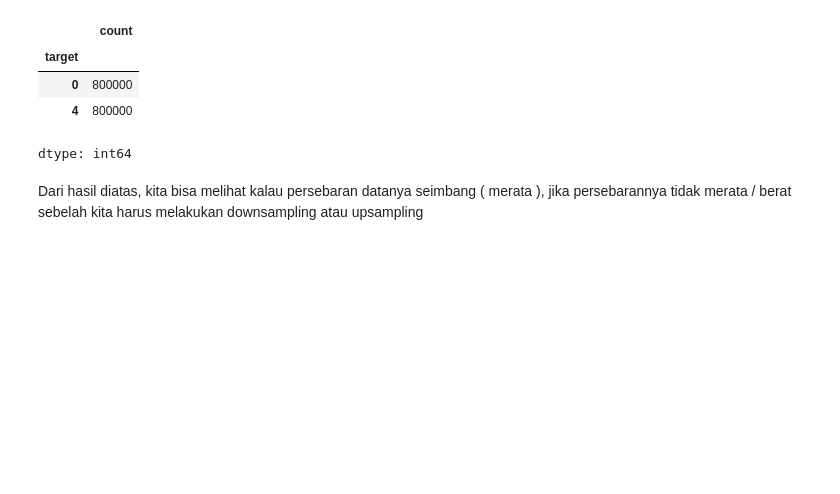
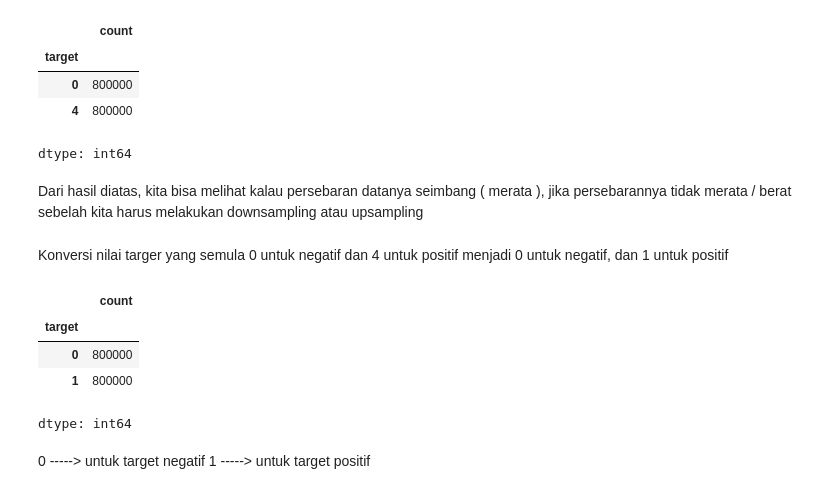
Before and after one commit to aliffianilhamf/TWITTER-SENTIMENT-ANALYSIS, a Jupyter notebook: twitter_sentimen_analysis.ipynb, the cells around one changed output. Saved outputs shown, nothing was run; the diff lists cells and outputs as text; code cells hidden in the pictures; blank space fills up the shorter version.

```diff
--- a/twitter_sentimen_analysis.ipynb
+++ b/twitter_sentimen_analysis.ipynb
@@ -134,3 +134,5 @@ data_twitter['target'].value_counts()
 dtype: int64
 # %% [markdown]
 Dari hasil diatas, kita bisa melihat kalau persebaran datanya seimbang ( merata ), jika persebarannya tidak merata / berat sebelah kita harus melakukan downsampling atau upsampling
+# %% [markdown]
+Konversi nilai targer yang semula 0 untuk negatif dan 4 untuk positif menjadi 0 untuk negatif, dan 1 untuk positif
@@ -136,0 +141,12 @@ Dari hasil diatas, kita bisa melihat kalau persebaran datanya seimbang ( merata
+# %%
+# Cek kembali data pada kolom target
+data_twitter['target'].value_counts()
+# %% [output]
+|  | count |
+| target |  |
+| 0 | 800000 |
+| 1 | 800000 |
+dtype: int64
+# %% [markdown]
+0 -----> untuk target negatif
+1 -----> untuk target positif
```
Also changed, not shown: parts of 40 cells of this notebook.
